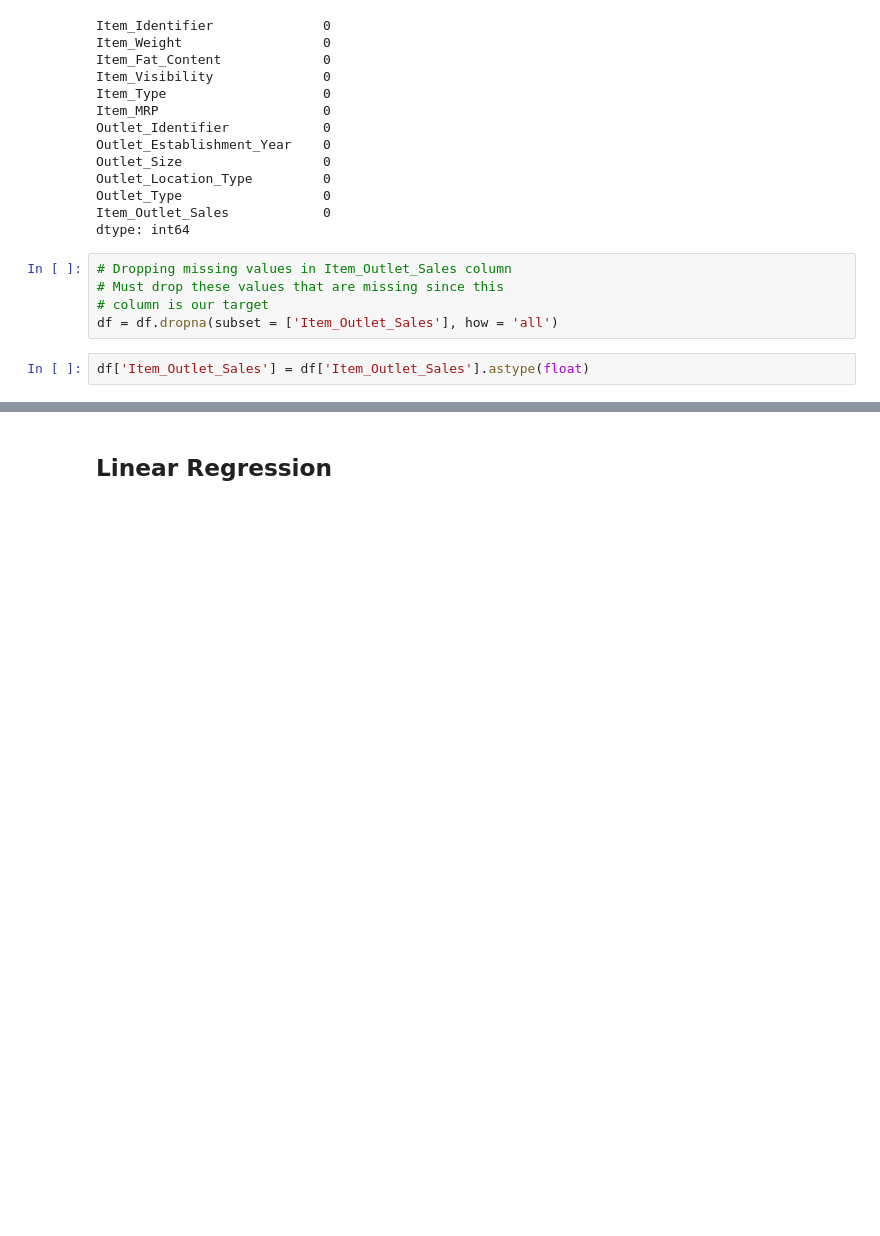
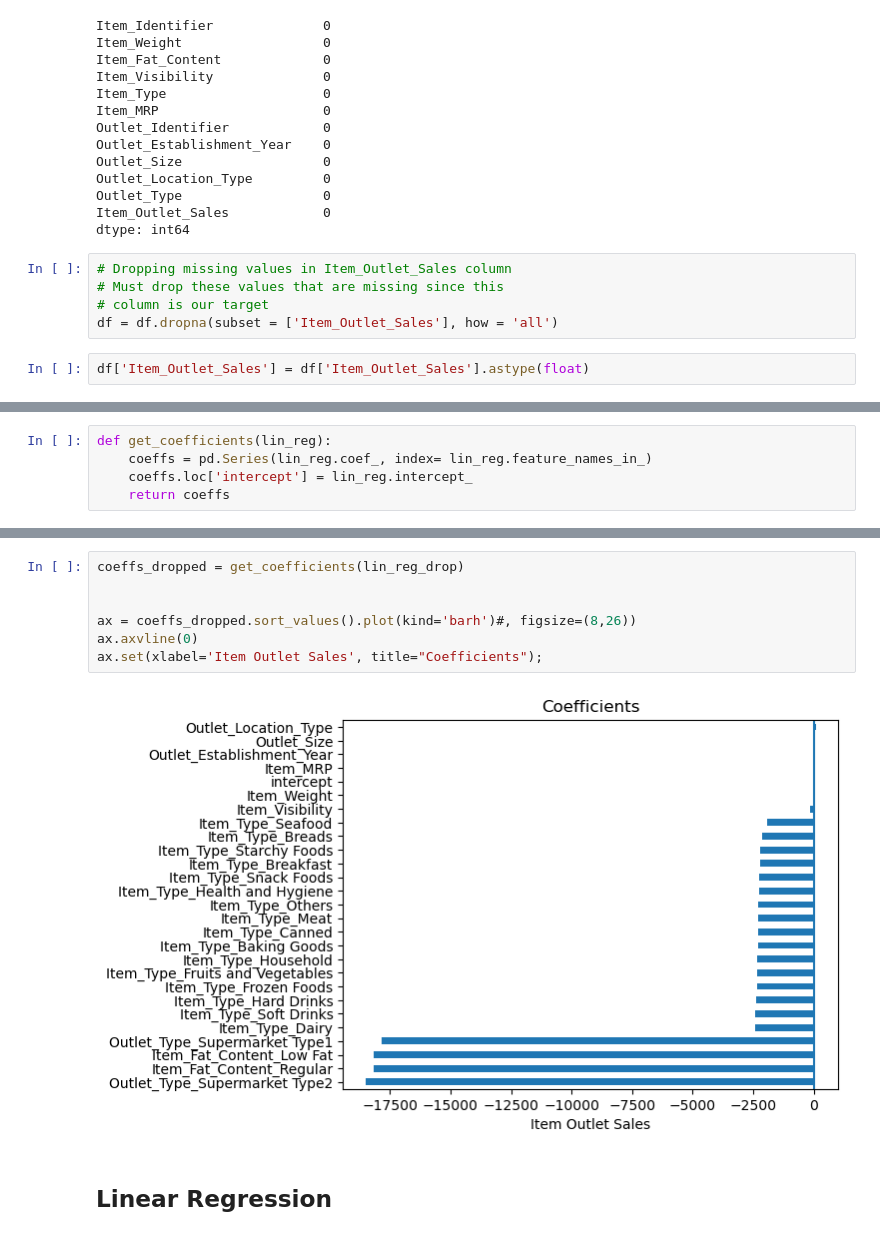
Before and after one commit to Yaman-Shadid/Prediction-of-Product-Sales, a Jupyter notebook: Project 1 - Revisited.ipynb, the cells around one changed output, grey strips where cells are left out. Saved outputs shown, nothing was run; the diff lists cells and outputs as text; blank space fills up the shorter version.

```diff
--- a/Project 1 - Revisited.ipynb
+++ b/Project 1 - Revisited.ipynb
@@ -934,0 +1296,5 @@ df.head()
+# %%
+def get_coefficients(lin_reg):
+    coeffs = pd.Series(lin_reg.coef_, index= lin_reg.feature_names_in_)
+    coeffs.loc['intercept'] = lin_reg.intercept_
+    return coeffs
@@ -935,3 +1334,12 @@ df.head()
+# %%
+coeffs_dropped = get_coefficients(lin_reg_drop)
+
+
+ax = coeffs_dropped.sort_values().plot(kind='barh')#, figsize=(8,26))
+ax.axvline(0)
+ax.set(xlabel='Item Outlet Sales', title="Coefficients");
+# %% [output]
+[figure, added]
 # %% [markdown]
 ## Linear Regression
 # %%
```
Also changed, not shown: parts of 45 cells of this notebook, 6 other files.
